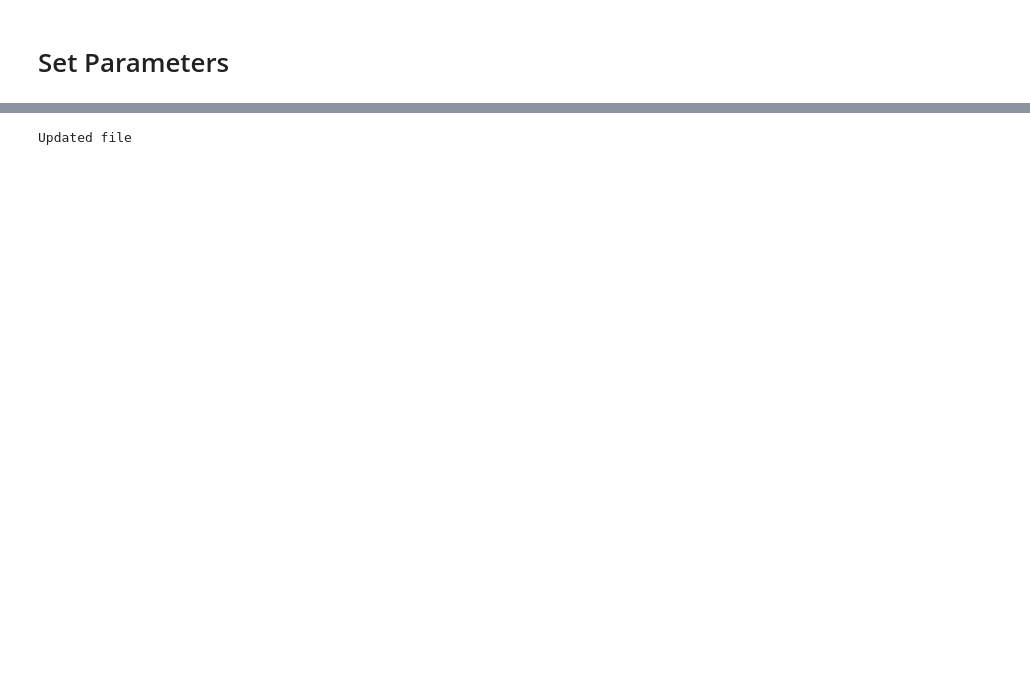
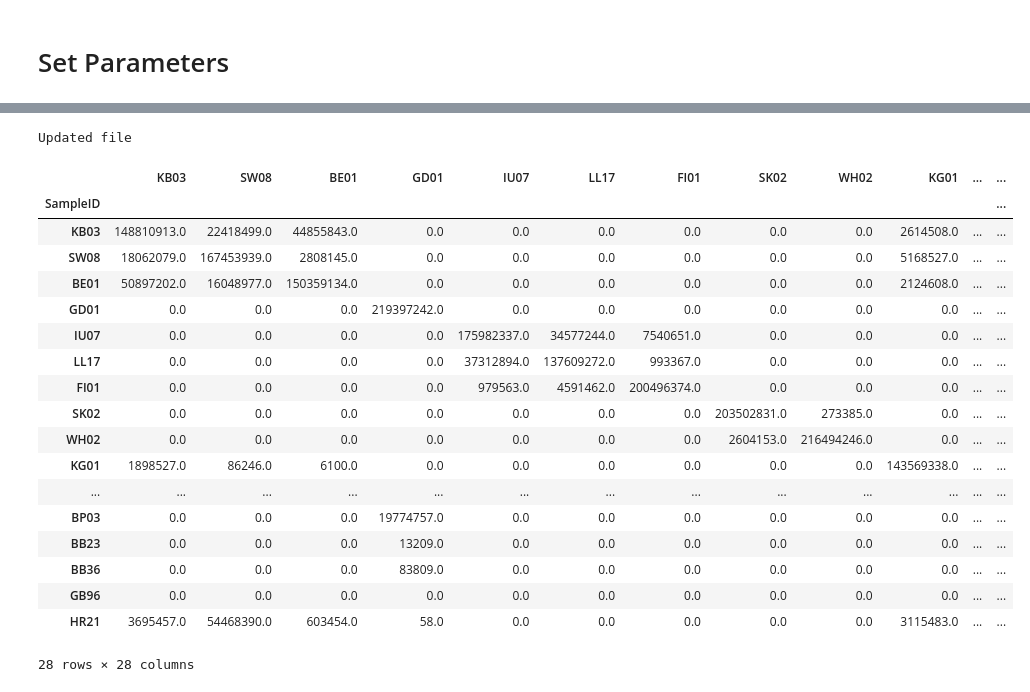
Before and after one commit to geomar-od-lagrange/2025_copepods, a Jupyter notebook: notebooks/SiteConnectivityVoronoi.ipynb, the cells around one changed output, grey strips where cells are left out. Saved outputs shown, nothing was run; the diff lists cells and outputs as text; code cells hidden in the pictures; blank space fills up the shorter version.

```diff
--- a/notebooks/SiteConnectivityVoronoi.ipynb
+++ b/notebooks/SiteConnectivityVoronoi.ipynb
@@ -88,32 +98,52 @@ polygon_count.plot(kind="bar")
 # %%
 # Write the counts per polygon into a connectivity matrix
 for n in range(10):
     # For the unlikely case, that multiple notebooks try to write in the same file,
     # a mechanism to delay the writing process was employed
     try:
         # If the connectivity matrix for the given year already exists, thake that
         try:
             connectivity_matrix = pd.read_csv(Path(out_path,f"connectivitymatrix_voronoi_{year}.csv"), index_col=0)
             print('Updated file')
         # Else make a new one
         except:
             connectivity_matrix = pd.DataFrame(
                 np.zeros([len(gdf_sample_points.SampleID),len(gdf_sample_points.SampleID)]),
                 index=gdf_sample_points.SampleID,
                 columns=gdf_voronoi_polygons.PolygonID,
             )
             print('Created a new file')
-        # Then write the count values for the start site ('sample_name") into the respective cell of the polygon ('polygon_name')
+        # Then write the count values for the start site ('site_name") into the respective cell of the polygon ('polygon_name')
         for polygon_name, count in polygon_count.items():
-            connectivity_matrix.loc[sample_name].loc[polygon_name] = count
+            connectivity_matrix.loc[site_name].loc[polygon_name] = count
         connectivity_matrix.to_csv(Path(out_path, f"connectivitymatrix_voronoi_{year}.csv"))
         break
     except:
         print('n')
         print(np.random.rand()*n**2)
         time.sleep(np.random.rand()*n**2)
+connectivity_matrix
 # %% [output]
 Updated file
+|  | KB03 | SW08 | BE01 | GD01 | IU07 | LL17 | FI01 | SK02 | WH02 | KG01 | ... | ... |
+| SampleID |  |  |  |  |  |  |  |  |  |  |  | ... |
+| KB03 | 148810913.0 | 22418499.0 | 44855843.0 | 0.0 | 0.0 | 0.0 | 0.0 | 0.0 | 0.0 | 2614508.0 | ... | ... |
+| SW08 | 18062079.0 | 167453939.0 | 2808145.0 | 0.0 | 0.0 | 0.0 | 0.0 | 0.0 | 0.0 | 5168527.0 | ... | ... |
+| BE01 | 50897202.0 | 16048977.0 | 150359134.0 | 0.0 | 0.0 | 0.0 | 0.0 | 0.0 | 0.0 | 2124608.0 | ... | ... |
+| GD01 | 0.0 | 0.0 | 0.0 | 219397242.0 | 0.0 | 0.0 | 0.0 | 0.0 | 0.0 | 0.0 | ... | ... |
+| IU07 | 0.0 | 0.0 | 0.0 | 0.0 | 175982337.0 | 34577244.0 | 7540651.0 | 0.0 | 0.0 | 0.0 | ... | ... |
+| LL17 | 0.0 | 0.0 | 0.0 | 0.0 | 37312894.0 | 137609272.0 | 993367.0 | 0.0 | 0.0 | 0.0 | ... | ... |
+| FI01 | 0.0 | 0.0 | 0.0 | 0.0 | 979563.0 | 4591462.0 | 200496374.0 | 0.0 | 0.0 | 0.0 | ... | ... |
+| SK02 | 0.0 | 0.0 | 0.0 | 0.0 | 0.0 | 0.0 | 0.0 | 203502831.0 | 273385.0 | 0.0 | ... | ... |
+| WH02 | 0.0 | 0.0 | 0.0 | 0.0 | 0.0 | 0.0 | 0.0 | 2604153.0 | 216494246.0 | 0.0 | ... | ... |
+| KG01 | 1898527.0 | 86246.0 | 6100.0 | 0.0 | 0.0 | 0.0 | 0.0 | 0.0 | 0.0 | 143569338.0 | ... | ... |
+| ... | ... | ... | ... | ... | ... | ... | ... | ... | ... | ... | ... | ... |
+| BP03 | 0.0 | 0.0 | 0.0 | 19774757.0 | 0.0 | 0.0 | 0.0 | 0.0 | 0.0 | 0.0 | ... | ... |
+| BB23 | 0.0 | 0.0 | 0.0 | 13209.0 | 0.0 | 0.0 | 0.0 | 0.0 | 0.0 | 0.0 | ... | ... |
+| BB36 | 0.0 | 0.0 | 0.0 | 83809.0 | 0.0 | 0.0 | 0.0 | 0.0 | 0.0 | 0.0 | ... | ... |
+| GB96 | 0.0 | 0.0 | 0.0 | 0.0 | 0.0 | 0.0 | 0.0 | 0.0 | 0.0 | 0.0 | ... | ... |
+| HR21 | 3695457.0 | 54468390.0 | 603454.0 | 58.0 | 0.0 | 0.0 | 0.0 | 0.0 | 0.0 | 3115483.0 | ... | ... |
+28 rows × 28 columns
 # %%
 fig = plt.figure(figsize=mapsize)
 ax_map = fig.add_subplot(projection=map_projection)
```
Also changed, not shown: parts of 7 cells of this notebook, 3 other files.
